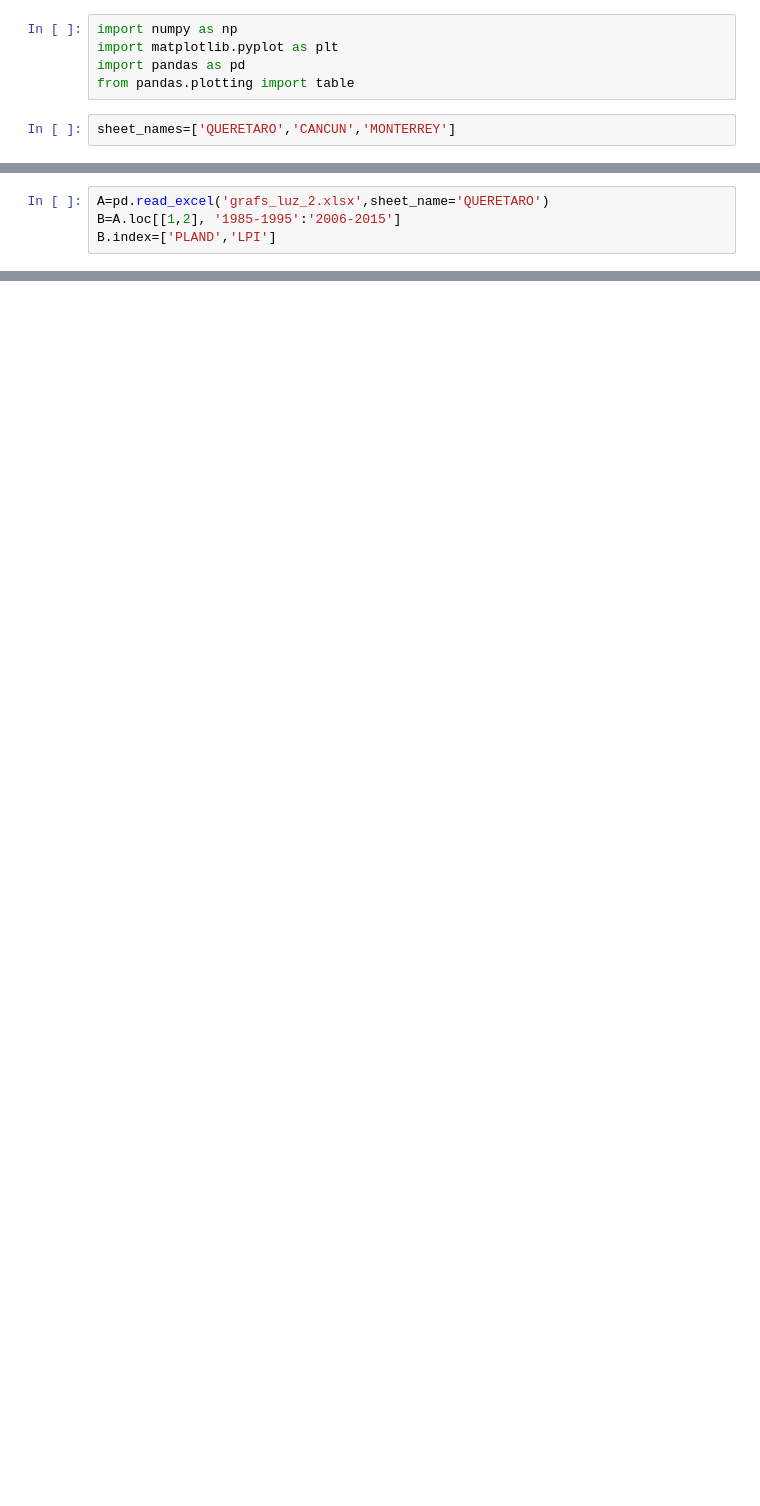
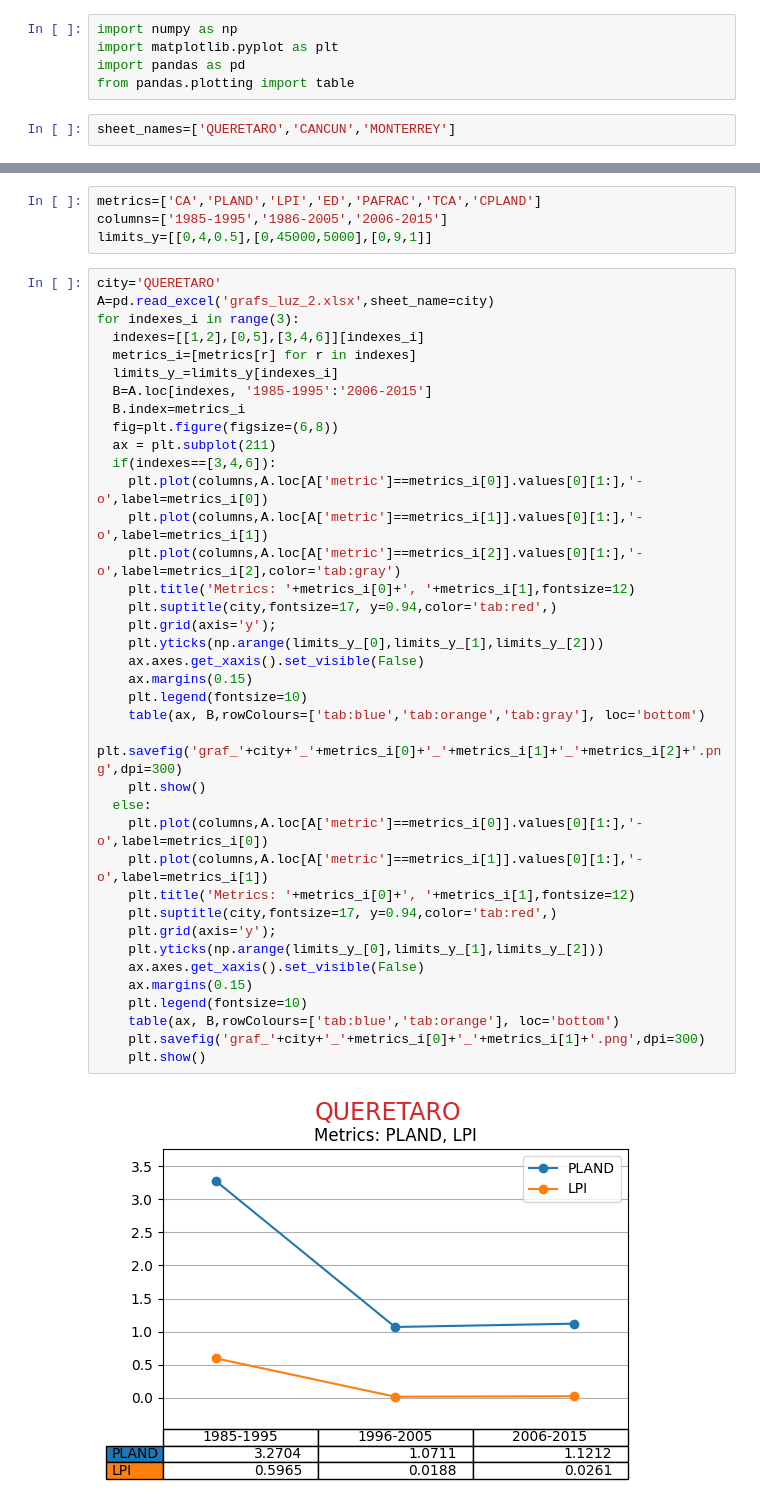
Before and after one commit to JairEsc/Mat_Apl_2, a Jupyter notebook: Luz_grafs.ipynb, the cells around one changed output, grey strips where cells are left out. Drawn from its saved outputs; the diff is of its cells as text; blank space fills up the shorter version.

```diff
--- a/Luz_grafs.ipynb
+++ b/Luz_grafs.ipynb
@@ -13,4 +9,0 @@ columns=['1985-1995','1986-2005','2006-2015']
-# %%
-A=pd.read_excel('grafs_luz_2.xlsx',sheet_name='QUERETARO')
-B=A.loc[[1,2], '1985-1995':'2006-2015']
-B.index=['PLAND','LPI']
@@ -33,0 +10,44 @@ A.loc[A['metric'] in ['ED','CPLAND','PAFRAC']]
+# %%
+metrics=['CA','PLAND','LPI','ED','PAFRAC','TCA','CPLAND']
+columns=['1985-1995','1986-2005','2006-2015']
+limits_y=[[0,4,0.5],[0,45000,5000],[0,9,1]]
+# %%
+city='QUERETARO'
+A=pd.read_excel('grafs_luz_2.xlsx',sheet_name=city)
+for indexes_i in range(3):
+  indexes=[[1,2],[0,5],[3,4,6]][indexes_i]
+  metrics_i=[metrics[r] for r in indexes]
+  limits_y_=limits_y[indexes_i]
+  B=A.loc[indexes, '1985-1995':'2006-2015']
+  B.index=metrics_i
+  fig=plt.figure(figsize=(6,8))
+  ax = plt.subplot(211)
+  if(indexes==[3,4,6]):
+    plt.plot(columns,A.loc[A['metric']==metrics_i[0]].values[0][1:],'-o',label=metrics_i[0])
+    plt.plot(columns,A.loc[A['metric']==metrics_i[1]].values[0][1:],'-o',label=metrics_i[1])
+    plt.plot(columns,A.loc[A['metric']==metrics_i[2]].values[0][1:],'-o',label=metrics_i[2],color='tab:gray')
+    plt.title('Metrics: '+metrics_i[0]+', '+metrics_i[1],fontsize=12)
+    plt.suptitle(city,fontsize=17, y=0.94,color='tab:red',)
+    plt.grid(axis='y');
+    plt.yticks(np.arange(limits_y_[0],limits_y_[1],limits_y_[2]))
+    ax.axes.get_xaxis().set_visible(False)
+    ax.margins(0.15)
+    plt.legend(fontsize=10)
+    table(ax, B,rowColours=['tab:blue','tab:orange','tab:gray'], loc='bottom')
+    plt.savefig('graf_'+city+'_'+metrics_i[0]+'_'+metrics_i[1]+'_'+metrics_i[2]+'.png',dpi=300)
+    plt.show()
+  else:
+    plt.plot(columns,A.loc[A['metric']==metrics_i[0]].values[0][1:],'-o',label=metrics_i[0])
+    plt.plot(columns,A.loc[A['metric']==metrics_i[1]].values[0][1:],'-o',label=metrics_i[1])
+    plt.title('Metrics: '+metrics_i[0]+', '+metrics_i[1],fontsize=12)
+    plt.suptitle(city,fontsize=17, y=0.94,color='tab:red',)
+    plt.grid(axis='y');
+    plt.yticks(np.arange(limits_y_[0],limits_y_[1],limits_y_[2]))
+    ax.axes.get_xaxis().set_visible(False)
+    ax.margins(0.15)
+    plt.legend(fontsize=10)
+    table(ax, B,rowColours=['tab:blue','tab:orange'], loc='bottom')
+    plt.savefig('graf_'+city+'_'+metrics_i[0]+'_'+metrics_i[1]+'.png',dpi=300)
+    plt.show()
+# %% [output]
+[figure, added]
```
Also changed, not shown: parts of 6 cells of this notebook.
